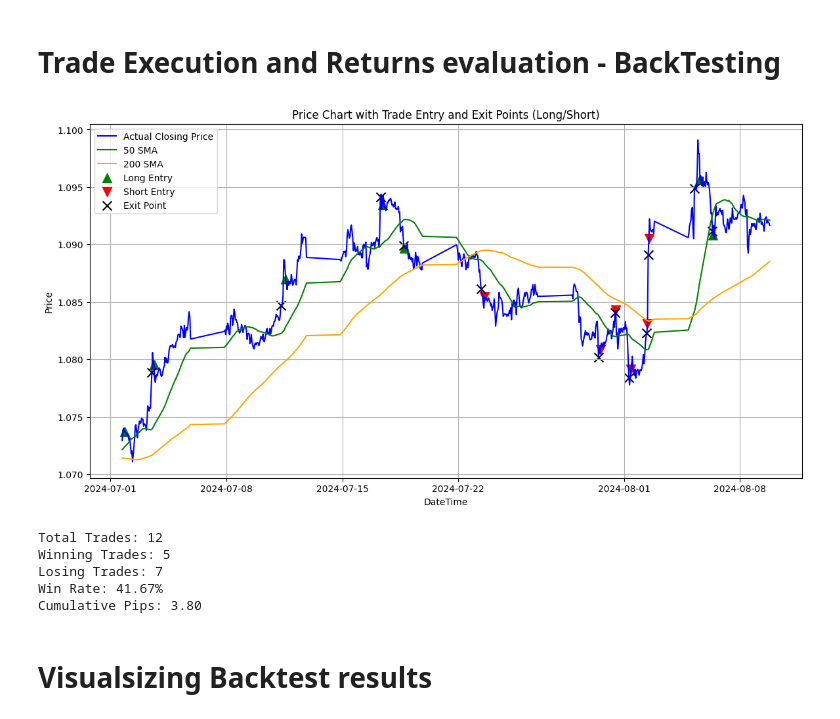
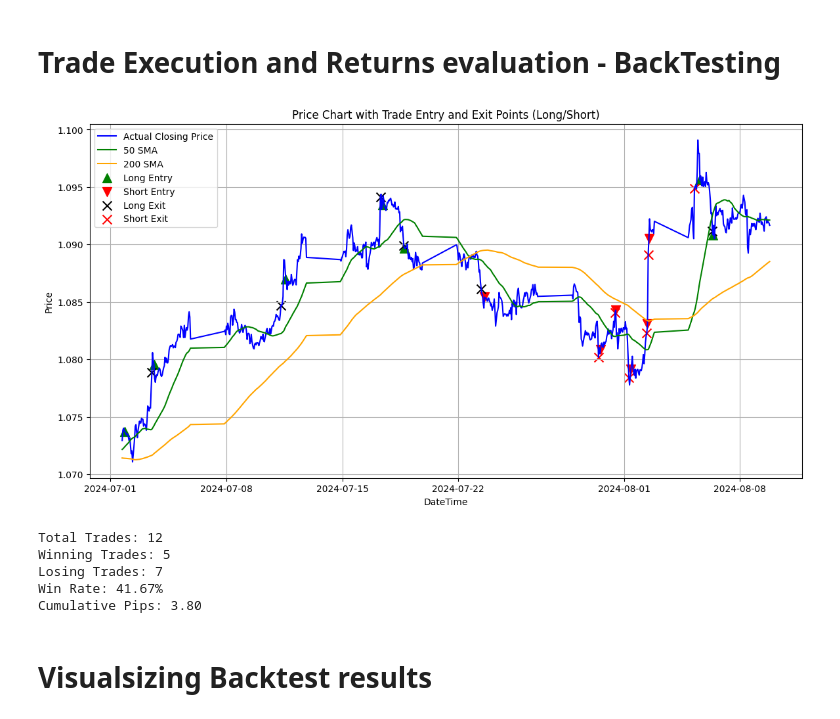
Before and after one commit to D-Mutabazi/Data-Engineering-Projects-and-Coursework, a Jupyter notebook: MLR_forecast.ipynb, the cells around one changed output. Cells and saved outputs as stored; diff of their text form; code cells hidden in the pictures.

Commit message:
Long and short exits distinguishable

```diff
--- a/MLR_forecast.ipynb
+++ b/MLR_forecast.ipynb
@@ -232,6 +232,9 @@ pips_list = []  # Track pips gained/lost per trade
 long_entry_points = []  # For long positions
 short_entry_points = []  # For short positions
 exit_points = []  # For exit points (both long and short)
+
+long_exit_points = []  # For long position exits
+short_exit_points = []  # For short position exits
 
 # Define take profit and stop loss (in pips)
 take_profit_pips = 50
@@ -266,7 +269,9 @@ for i in range(len(y_test)):
         if pips_per_trade >= take_profit_pips or pips_per_trade <= -stop_loss_pips:
             cumulative_pips += pips_per_trade
             pips_list.append(pips_per_trade)
-            exit_points.append((time_test.iloc[i], y_test.iloc[i]))  # Track exit point
+            # exit_points.append((time_test.iloc[i], y_test.iloc[i]))  # Track exit point
+            long_exit_points.append((time_test.iloc[i], y_test.iloc[i]))  # Track long exit point
+
             position = None  # Exit trade
 
     # Exit Short Position
@@ -279,7 +284,9 @@ for i in range(len(y_test)):
         if pips_per_trade >= take_profit_pips or pips_per_trade <= -stop_loss_pips:
             cumulative_pips += pips_per_trade
             pips_list.append(pips_per_trade)
-            exit_points.append((time_test.iloc[i], y_test.iloc[i]))  # Track exit point
+            # exit_points.append((time_test.iloc[i], y_test.iloc[i]))  # Track exit point
+            short_exit_points.append((time_test.iloc[i], y_test.iloc[i]))  # Track short exit point
+
             position = None  # Exit trade
 
 # Extract entry and exit times and prices for plotting
@@ -287,8 +294,14 @@ long_entry_times = [point[0] for point in long_entry_points]
 long_entry_prices = [point[1] for point in long_entry_points]
 short_entry_times = [point[0] for point in short_entry_points]
 short_entry_prices = [point[1] for point in short_entry_points]
-exit_times = [point[0] for point in exit_points]
-exit_prices = [point[1] for point in exit_points]
+
+# exit_times = [point[0] for point in exit_points]
+# exit_prices = [point[1] for point in exit_points]
+
+long_exit_times = [point[0] for point in long_exit_points]
+long_exit_prices = [point[1] for point in long_exit_points]
+short_exit_times = [point[0] for point in short_exit_points]
+short_exit_prices = [point[1] for point in short_exit_points]
 
 # Plot the price chart with long and short entry points and exit points
 plt.figure(figsize=(14, 7))
@@ -297,35 +310,41 @@ plt.plot(resultsDataFrame['Date and Time'], resultsDataFrame['50 SMA'], label='5
 plt.plot(resultsDataFrame['Date and Time'], resultsDataFrame['200 SMA'], label='200 SMA', color='orange', linestyle='-')
 
 # Plot long entry points (e.g., green triangle)
 plt.scatter(long_entry_times, long_entry_prices, marker='^', color='green', label='Long Entry', alpha=1, s=100)
 
 # Plot short entry points (e.g., red triangle)
 plt.scatter(short_entry_times, short_entry_prices, marker='v', color='red', label='Short Entry', alpha=1, s=100)
 
 # Plot exit points (e.g., black cross)
-plt.scatter(exit_times, exit_prices, marker='x', color='black', label='Exit Point', alpha=1, s=100)
+# plt.scatter(exit_times, exit_prices, marker='x', color='black', label='Exit Point', alpha=1, s=100)
+
+# Plot long exit points (e.g., black cross)
+plt.scatter(long_exit_times, long_exit_prices, marker='x', color='black', label='Long Exit', alpha=1, s=100)
+
+# Plot short exit points (e.g., blue cross)
+plt.scatter(short_exit_times, short_exit_prices, marker='x', color='red',label='Short Exit', alpha=1, s=100 )
 
 plt.xlabel('DateTime')
 plt.ylabel('Price')
 plt.title('Price Chart with Trade Entry and Exit Points (Long/Short)')
 plt.legend()
 plt.grid(True)
 plt.show()
 
 # After the loop: Analyze the strategy performance
 total_trades = len(pips_list)
 winning_trades = len([p for p in pips_list if p > 0])
 losing_trades = total_trades - winning_trades
 win_rate = winning_trades / total_trades if total_trades > 0 else 0
 
 # Display the backtesting results
 print(f"Total Trades: {total_trades}")
 print(f"Winning Trades: {winning_trades}")
 print(f"Losing Trades: {losing_trades}")
 print(f"Win Rate: {win_rate * 100:.2f}%")
 print(f"Cumulative Pips: {cumulative_pips:.2f}")
 # %% [output]
-[figure, old version]
+[figure, new version]
 Total Trades: 12
 Winning Trades: 5
 Losing Trades: 7
```
